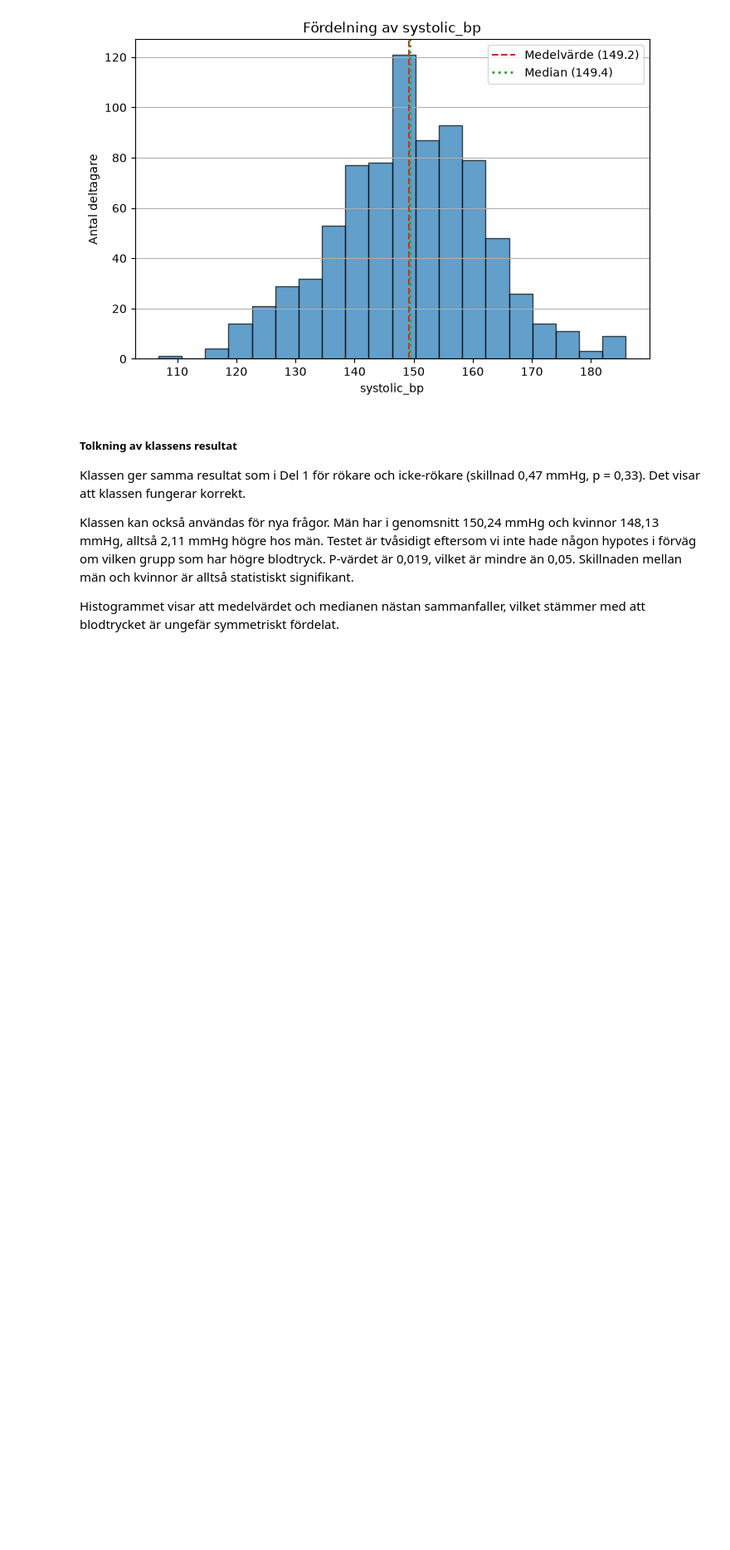
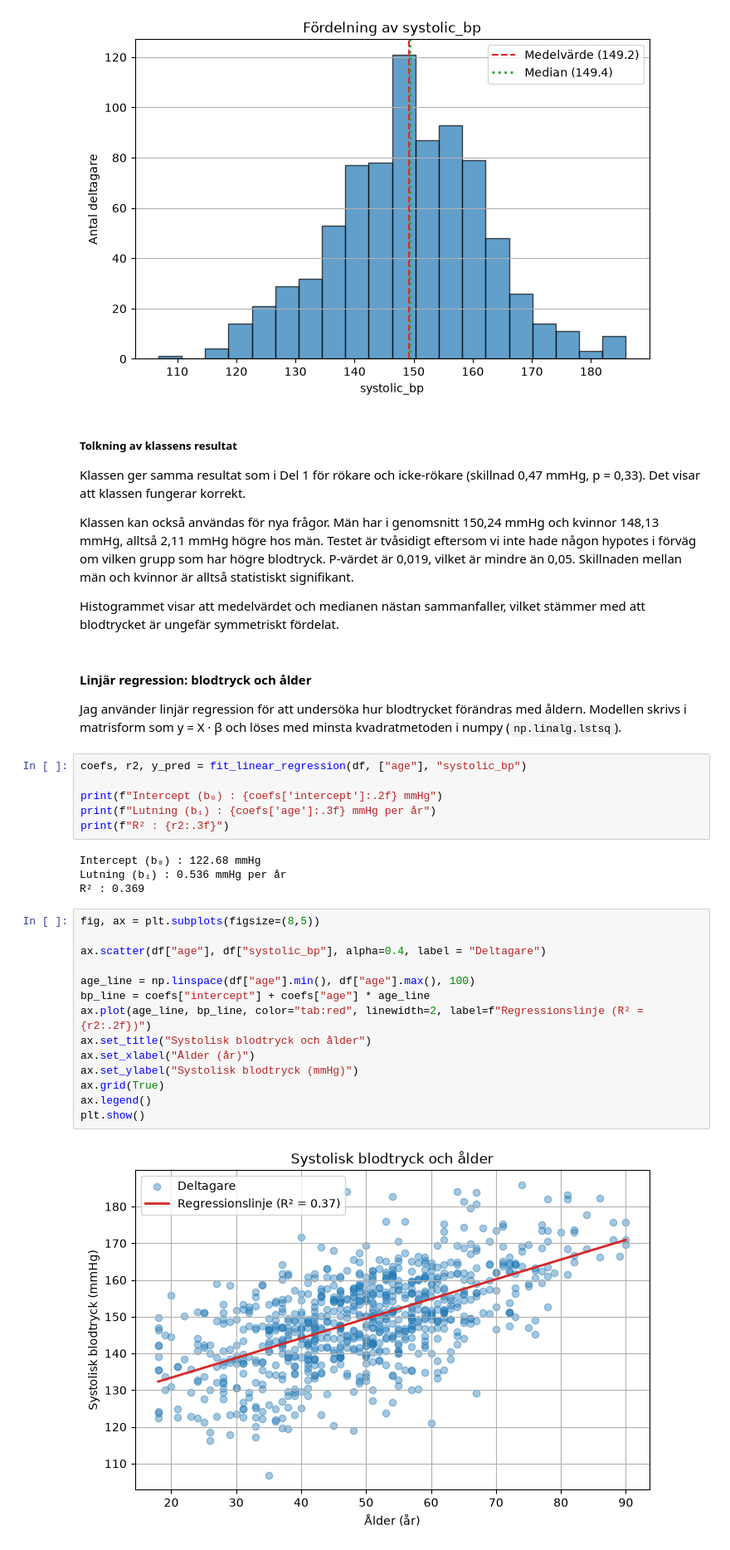
Before and after one commit to roshima-fernando/halsostudie---examuppgift, a Jupyter notebook: health_study.ipynb, the cells around one changed output. Shown at 83% size. Cells and saved outputs as stored; diff of their text form; blank space fills up the shorter version.

Commit message:
Lägg till linjär regressionsanalys och ny analys av sjukdomsförekomst

```diff
--- a/health_study.ipynb
+++ b/health_study.ipynb
@@ -449,3 +450,33 @@ Klassen ger samma resultat som i Del 1 för rökare och icke-rökare (skillnad 0
 Klassen kan också användas för nya frågor. Män har i genomsnitt 150,24 mmHg och kvinnor 148,13 mmHg, alltså 2,11 mmHg högre hos män. Testet är tvåsidigt eftersom vi inte hade någon hypotes i förväg om vilken grupp som har högre blodtryck. P-värdet är 0,019, vilket är mindre än 0,05. Skillnaden mellan män och kvinnor är alltså statistiskt signifikant.
 
 Histogrammet visar att medelvärdet och medianen nästan sammanfaller, vilket stämmer med att blodtrycket är ungefär symmetriskt fördelat.
+# %% [markdown]
+#### Linjär regression: blodtryck och ålder
+
+Jag använder linjär regression för att undersöka hur blodtrycket förändras med åldern. Modellen skrivs i matrisform som y = X · β och löses med minsta kvadratmetoden i numpy (`np.linalg.lstsq`).
+# %%
+coefs, r2, y_pred = fit_linear_regression(df, ["age"], "systolic_bp")
+
+print(f"Intercept (b₀) : {coefs['intercept']:.2f} mmHg")
+print(f"Lutning (b₁) : {coefs['age']:.3f} mmHg per år")
+print(f"R² : {r2:.3f}")
+# %% [output]
+Intercept (b₀) : 122.68 mmHg
+Lutning (b₁) : 0.536 mmHg per år
+R² : 0.369
+# %%
+fig, ax = plt.subplots(figsize=(8,5))
+
+ax.scatter(df["age"], df["systolic_bp"], alpha=0.4, label = "Deltagare")
+
+age_line = np.linspace(df["age"].min(), df["age"].max(), 100)
+bp_line = coefs["intercept"] + coefs["age"] * age_line
+ax.plot(age_line, bp_line, color="tab:red", linewidth=2, label=f"Regressionslinje (R² = {r2:.2f})")
+ax.set_title("Systolisk blodtryck och ålder")
+ax.set_xlabel("Ålder (år)")
+ax.set_ylabel("Systolisk blodtryck (mmHg)")
+ax.grid(True)
+ax.legend()
+plt.show()
+# %% [output]
+[figure, added]
```
Also changed, not shown: parts of 10 cells of this notebook, 2 other files.
